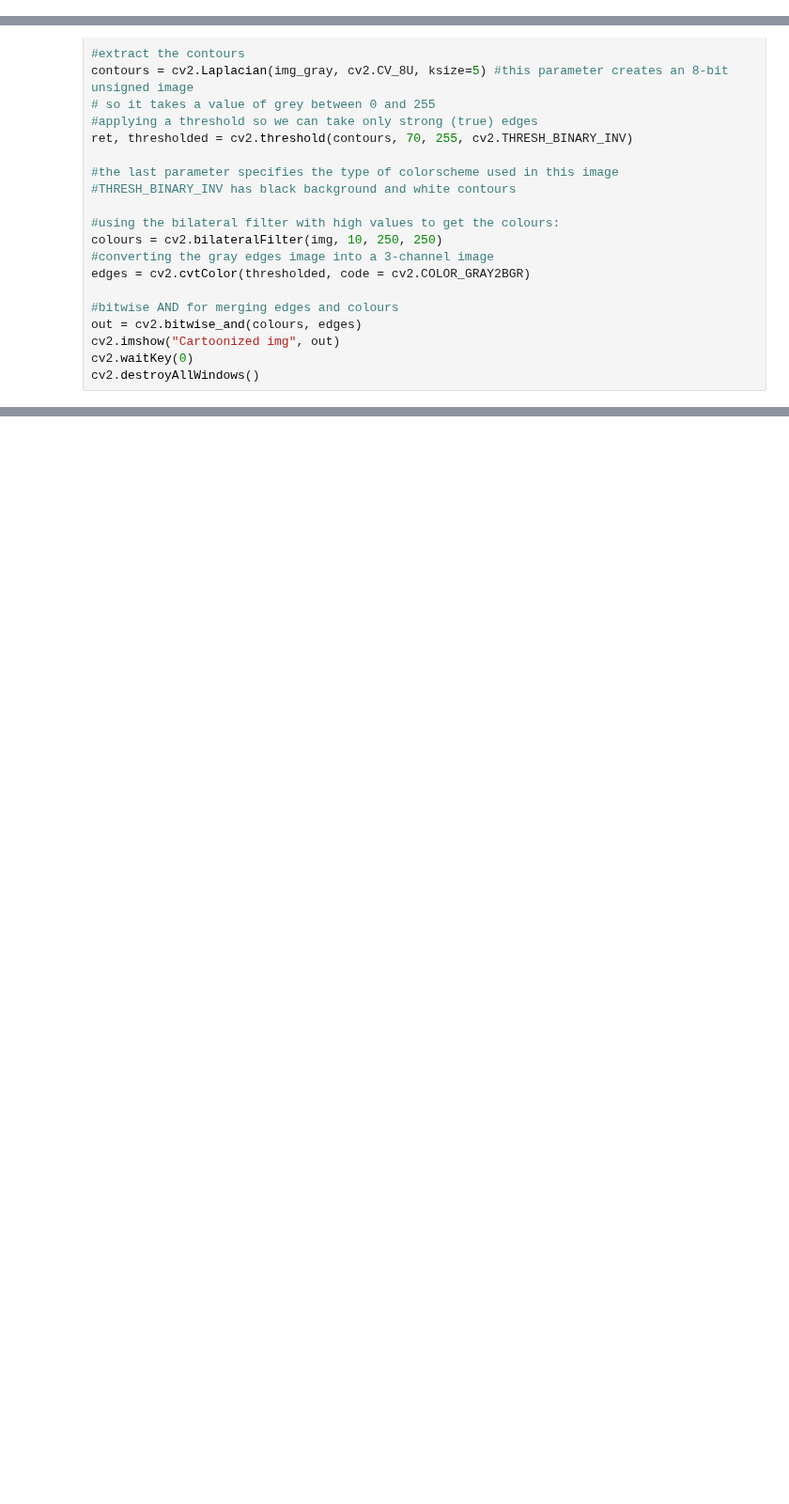
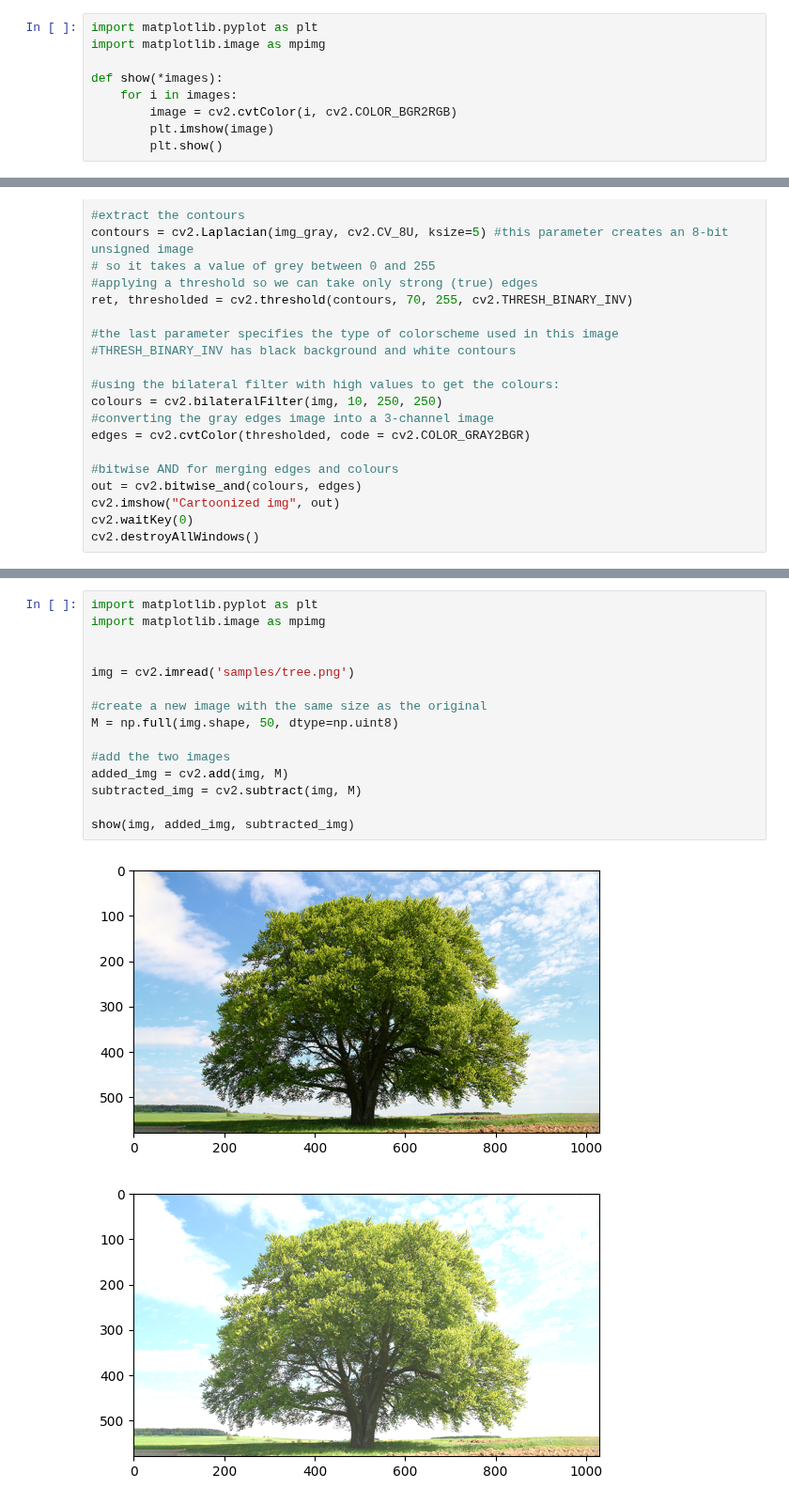
Before and after one commit to lordPachy/acsai, a Jupyter notebook: AI Lab/Class practice/filters.ipynb, the cells around one changed output, grey strips where cells are left out. Shown at 94% size. Drawn from its saved outputs; the diff is of its cells as text; blank space fills up the shorter version.

Commit message:
Filters and histograms from 22-03 lecture

```diff
--- a/AI Lab/Class practice/filters.ipynb
+++ b/AI Lab/Class practice/filters.ipynb
@@ -13,6 +13,15 @@ img = cv2.imread("samples/tree.png")
 #cv2.imshow("Original", img)
 #cv2.waitKey(0)
 #cv2.destroyAllWindows()
+# %%
+import matplotlib.pyplot as plt
+import matplotlib.image as mpimg
+
+def show(*images):
+    for i in images:
+        image = cv2.cvtColor(i, cv2.COLOR_BGR2RGB)
+        plt.imshow(image)
+        plt.show()
 # %% [markdown]
 It is strongly suggested to use *odd-sized* (square) kernels, because they have a well - defined "center".
 # %%
@@ -184,0 +247,18 @@ cv2.destroyAllWindows()
+# %%
+import matplotlib.pyplot as plt
+import matplotlib.image as mpimg
+
+
+img = cv2.imread('samples/tree.png')
+
+#create a new image with the same size as the original
+M = np.full(img.shape, 50, dtype=np.uint8)
+
+#add the two images
+added_img = cv2.add(img, M)
+subtracted_img = cv2.subtract(img, M)
+
+show(img, added_img, subtracted_img)
+# %% [output]
+[figure, added]
+[figure, added]
```
Also changed, not shown: parts of 8 cells of this notebook, 1 other file.
